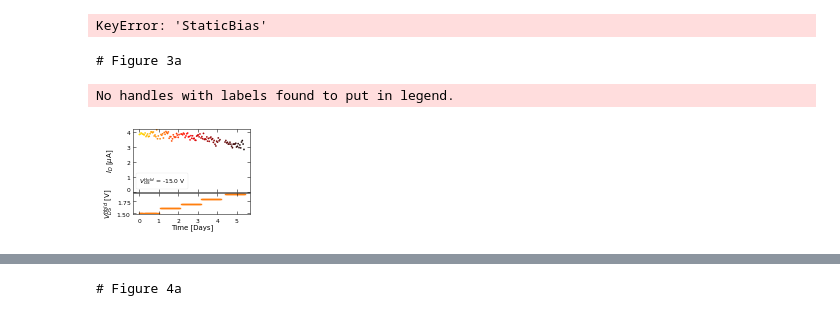
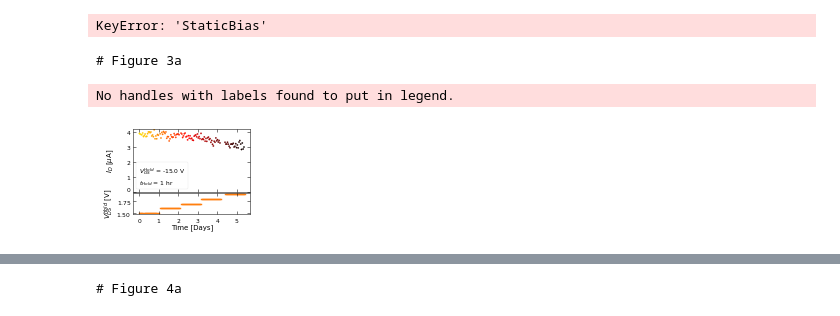
Before and after one commit to stevennoyce/CNT_IV, a Jupyter notebook: b2912a/notebooks/Bias Stress Figures 1.ipynb, the cells around one changed output, grey strips where cells are left out. Cells and saved outputs as stored; diff of their text form; code cells hidden in the pictures.

```diff
--- a/b2912a/notebooks/Bias Stress Figures 1.ipynb
+++ b/b2912a/notebooks/Bias Stress Figures 1.ipynb
@@ -77,11 +77,11 @@ KeyError: 'StaticBias'
 print('# Figure 3a')
 
 staticBiass = dlu.loadJSON('data/C127/E/15-16/', 'StaticBias.json')
-staticBiass = dlu.filterHistoryGreaterThan(staticBiass, 'experimentNumber', 3)
+staticBiass = dlu.filterHistoryGreaterThan(staticBiass, 'experimentNumber', 6)
 staticBiass = dlu.filterHistoryLessThan(staticBiass, 'experimentNumber', 10)
 
 gateSweeps = dlu.loadJSON('data/C127/E/15-16/', 'GateSweep.json')
-gateSweeps = dlu.filterHistoryGreaterThan(gateSweeps, 'experimentNumber', 3)
+gateSweeps = dlu.filterHistoryGreaterThan(gateSweeps, 'experimentNumber', 6)
 gateSweeps = dlu.filterHistoryLessThan(gateSweeps, 'experimentNumber', 10)
 
 initialTime = staticBiass[0]['Results']['timestamps'][0]
@@ -99,35 +99,37 @@ for gateSweep, staticBias in zip(gateSweeps, staticBiass):
     timeStampss.append(timestamps - times[0])
     VDSs.append(staticBias['StaticBias']['drainVoltageSetPoint'])
 #     Id = np.array(staticBias['Results']['id_data'])
     onCurrents.append(gateSweep['Results']['onCurrent'])
     ax2.set_prop_cycle(None)
     ax2.plot([])
     ax2.plot((timestamps - times[0]), np.ones(len(timestamps))*staticBias['StaticBias']['drainVoltageSetPoint'])
 
 
 colors = dpu.colorsFromMap('hot', 0.7, 0, len(times))['colors']
 
 times = np.array(times)
 times = times - times[0]
 onCurrents = np.array(onCurrents)
 ax1.scatter(times, abs(onCurrents)*1e6, s=2, c=colors)
 
 # [tick.set_verticalalignment('baseline') for tick in ax1.yaxis.get_majorticklabels()]
 ax1.yaxis.get_majorticklabels()[0].set_verticalalignment('baseline')
-ax1.legend(title='$V_{{GS}}^{{Hold}}$ = {} V'.format(staticBiass[0]['StaticBias']['gateVoltageSetPoint']), labelspacing=0)
+legend_title = '$V_{{GS}}^{{Hold}}$ = {} V'.format(staticBiass[0]['StaticBias']['gateVoltageSetPoint'])
+legend_title += '\n$t_{{Hold}}$ = {} hr'.format(int(staticBiass[0]['StaticBias']['totalBiasTime']//3600))
+ax1.legend(title=legend_title, labelspacing=0)
 ax1.set_ylim(ymin=0)
 ax2.set_xlabel('Time [Days]')
 ax2.set_ylabel('$V_{{DS}}^{{Hold}}$ [V]')
 ax1.set_ylabel('$I_D$ [$\mu$A]')
 plt.tight_layout()
 fig.subplots_adjust(hspace=0.03)
 fig.align_labels()
 plt.savefig(saveFolder + '/Figure 3a - Custom OnCurrent.png', transparent=True, dpi=300)
 plt.show()
 # %% [output]
 # Figure 3a
 No handles with labels found to put in legend.
-[figure, old version]
+[figure, new version]
 # %%
 print('# Figure 3b')
 dpu.errorBarsOn = False
```
Also changed, not shown: parts of 19 cells of this notebook, 10 other files.
